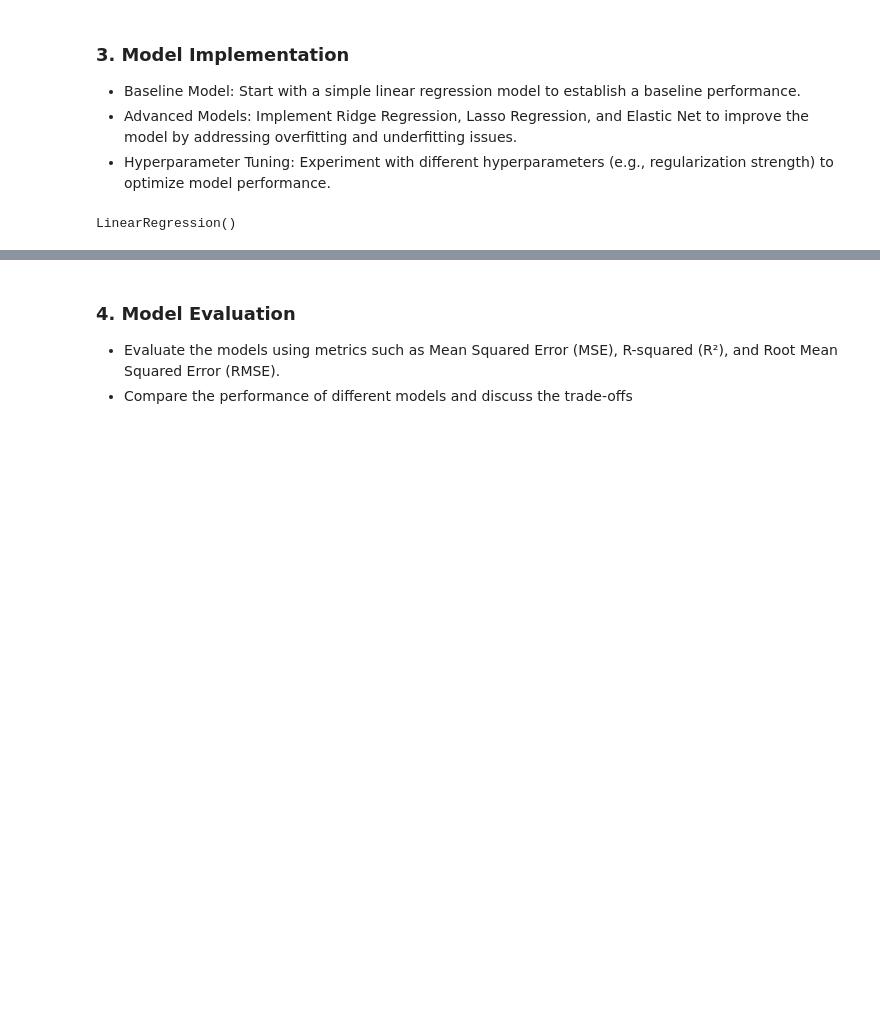
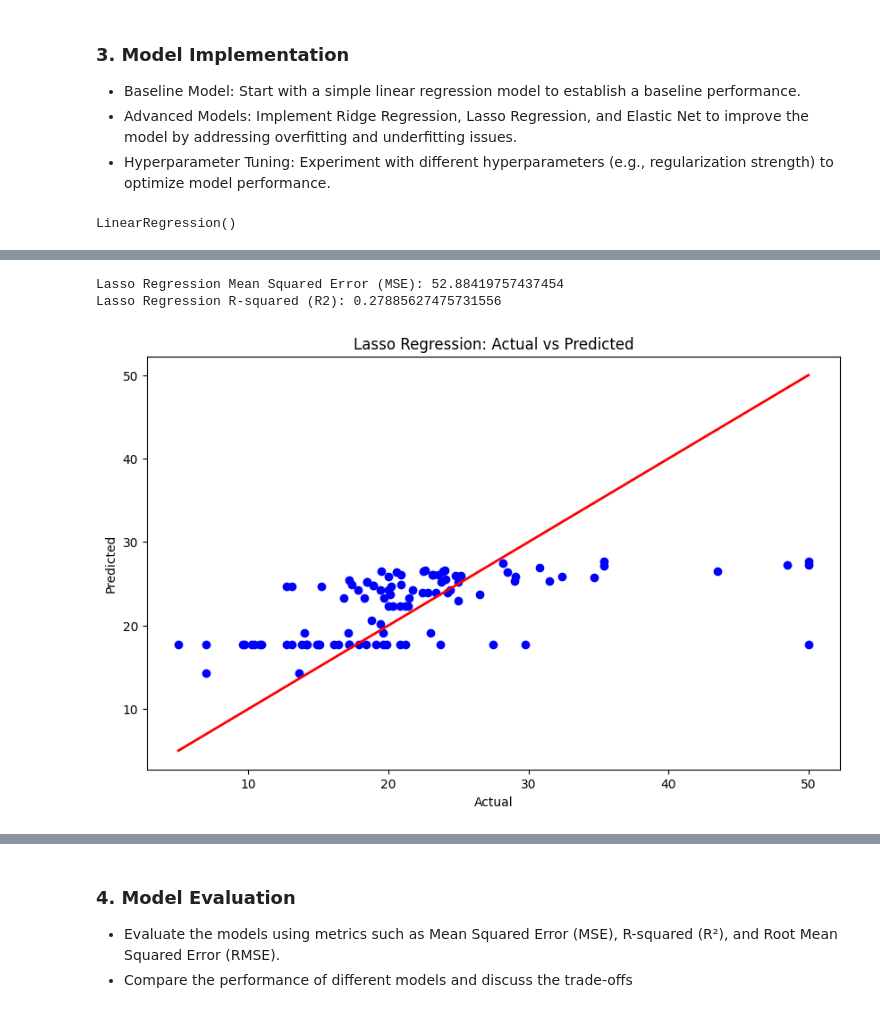
Before and after one commit to vKenjo/CS-ELEC-ML, a Jupyter notebook: SA#1/VIRAY_SA1.ipynb, the cells around one changed output, grey strips where cells are left out. Saved outputs shown, nothing was run; the diff lists cells and outputs as text; code cells hidden in the pictures; blank space fills up the shorter version.

```diff
--- a/SA#1/VIRAY_SA1.ipynb
+++ b/SA#1/VIRAY_SA1.ipynb
@@ -266,0 +332,35 @@ y_pred = model.predict(X_test)
+# %%
+
+
+def lasso_regression(X_train, y_train, X_test, y_test, alpha=1.0):
+  # Implementing Lasso Regression
+  lasso_model = Lasso(alpha=alpha)
+  lasso_model.fit(X_train, y_train)
+
+  # Making predictions on the test set
+  y_pred_lasso = lasso_model.predict(X_test)
+
+  # Evaluating the Lasso Regression model
+  mse_lasso = mean_squared_error(y_test, y_pred_lasso)
+  r2_lasso = r2_score(y_test, y_pred_lasso)
+
+  print(f"Lasso Regression Mean Squared Error (MSE): {mse_lasso}")
+  print(f"Lasso Regression R-squared (R2): {r2_lasso}")
+
+  # Plotting the results
+  plt.figure(figsize=(10,6))
+  plt.scatter(y_test, y_pred_lasso, color='blue')
+  plt.plot([y_test.min(), y_test.max()], [y_test.min(), y_test.max()], color='red', lw=2)
+  plt.xlabel('Actual')
+  plt.ylabel('Predicted')
+  plt.title('Lasso Regression: Actual vs Predicted')
+  plt.show()
+
+  return lasso_model, y_pred_lasso
+
+
+lasso_model, y_pred_lasso = lasso_regression(X_train, y_train, X_test, y_test, alpha=1.0)
+# %% [output]
+Lasso Regression Mean Squared Error (MSE): 52.88419757437454
+Lasso Regression R-squared (R2): 0.27885627475731556
+[figure, added]
```
Also changed, not shown: parts of 7 cells of this notebook.
